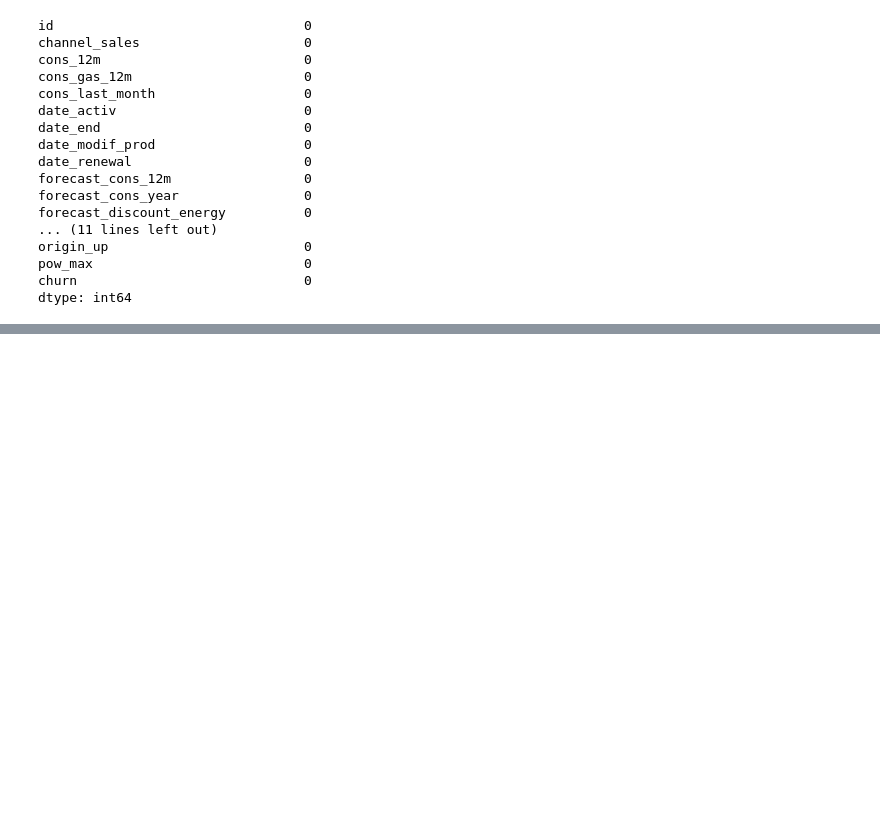
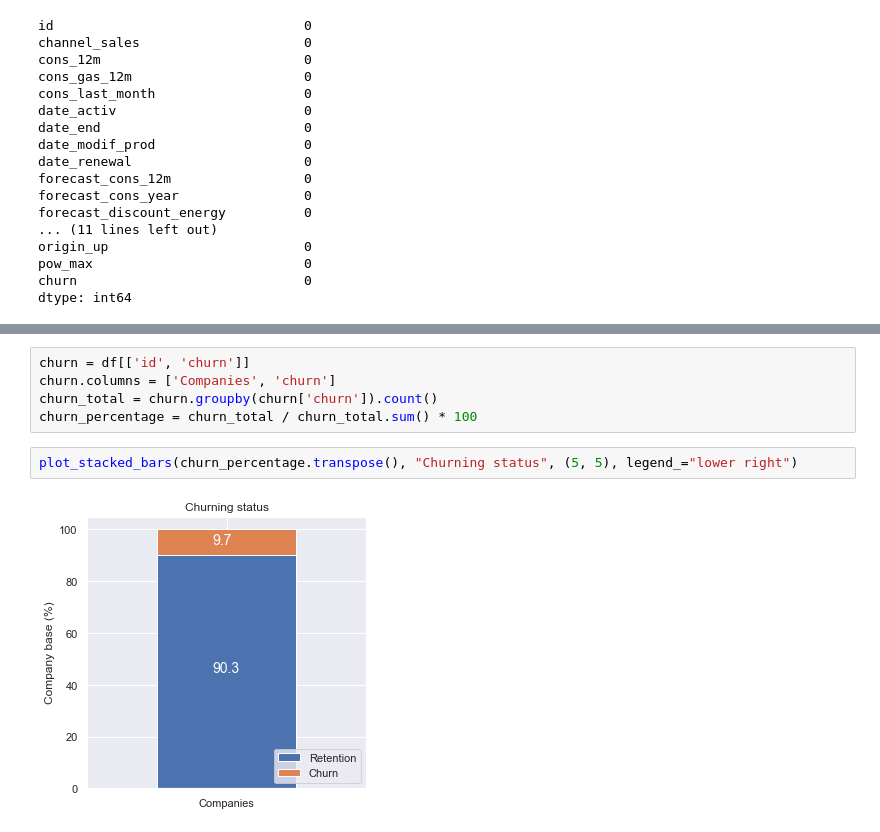
Before and after one commit to DOMINION-JOHN1/customer-churn-prediction, a Jupyter notebook: customer_churn_prediction_model.ipynb, the cells around one changed output, grey strips where cells are left out. Cells and saved outputs as stored; diff of their text form; blank space fills up the shorter version.

```diff
--- a/customer_churn_prediction_model.ipynb
+++ b/customer_churn_prediction_model.ipynb
@@ -89,0 +191,9 @@ dtype: int64
+# %%
+churn = df[['id', 'churn']]
+churn.columns = ['Companies', 'churn']
+churn_total = churn.groupby(churn['churn']).count()
+churn_percentage = churn_total / churn_total.sum() * 100
+# %%
+plot_stacked_bars(churn_percentage.transpose(), "Churning status", (5, 5), legend_="lower right")
+# %% [output]
+[figure, added]
```
Also changed, not shown: parts of 17 cells of this notebook.
